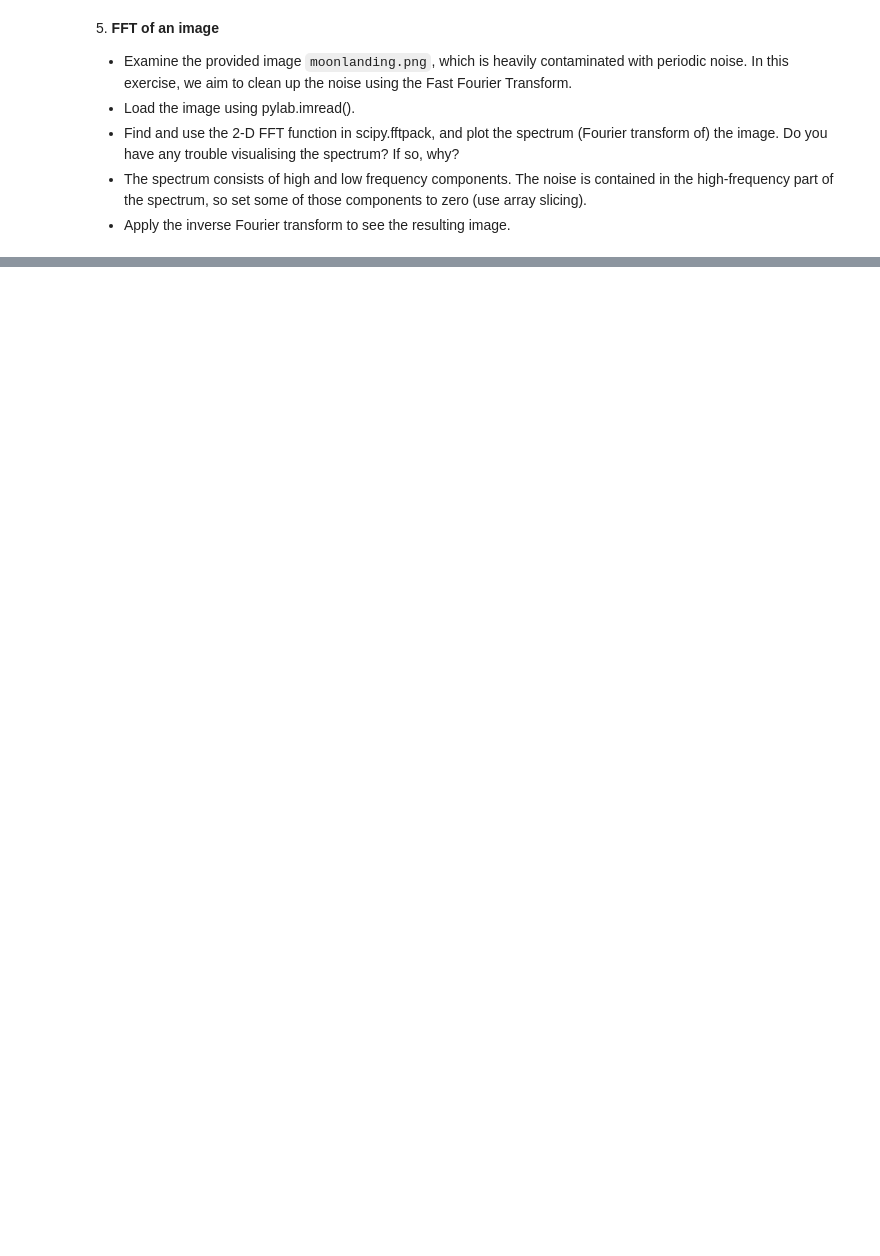
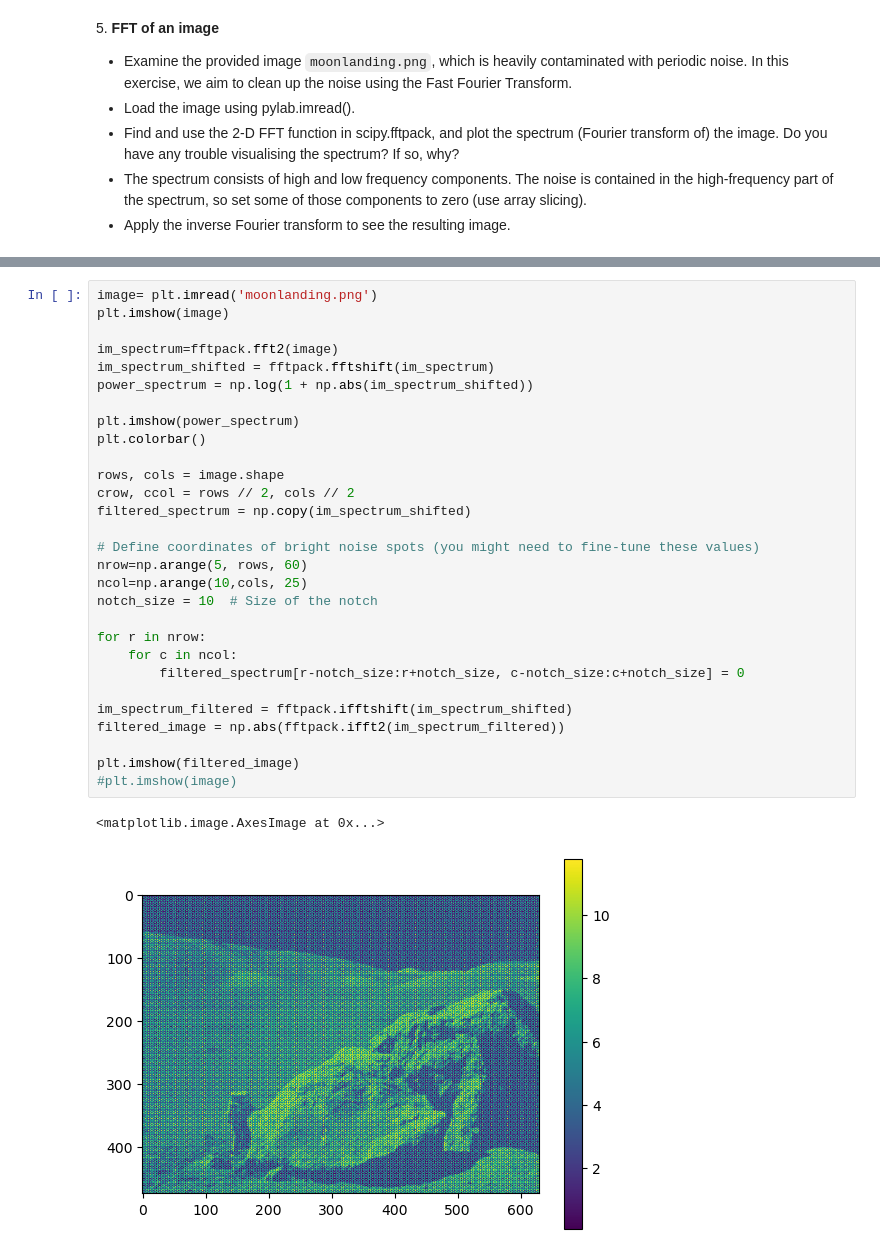
Before and after one commit to angelabortolato/LaboratoryOfComputationalPhysics_A, a Jupyter notebook: 09ex_Algorithms.ipynb, the cells around one changed output, grey strips where cells are left out. Cells and saved outputs as stored; diff of their text form; blank space fills up the shorter version.

Commit message:
noise fft

```diff
--- a/09ex_Algorithms.ipynb
+++ b/09ex_Algorithms.ipynb
@@ -201,0 +275,32 @@ Performe a periodicity analysis on the lynxs-hares population
+# %%
+image= plt.imread('moonlanding.png')
+plt.imshow(image)
+
+im_spectrum=fftpack.fft2(image)
+im_spectrum_shifted = fftpack.fftshift(im_spectrum)
+power_spectrum = np.log(1 + np.abs(im_spectrum_shifted))
+
+plt.imshow(power_spectrum)
+plt.colorbar()
+
+rows, cols = image.shape
+crow, ccol = rows // 2, cols // 2
+filtered_spectrum = np.copy(im_spectrum_shifted)
+
+# Define coordinates of bright noise spots (you might need to fine-tune these values)
+nrow=np.arange(5, rows, 60)
+ncol=np.arange(10,cols, 25)
+notch_size = 10  # Size of the notch
+
+for r in nrow:
+    for c in ncol:
+        filtered_spectrum[r-notch_size:r+notch_size, c-notch_size:c+notch_size] = 0
+
+im_spectrum_filtered = fftpack.ifftshift(im_spectrum_shifted)
+filtered_image = np.abs(fftpack.ifft2(im_spectrum_filtered))
+
+plt.imshow(filtered_image)
+#plt.imshow(image)
+# %% [output]
+<matplotlib.image.AxesImage at 0x...>
+[figure, added]
```
Also changed, not shown: parts of 3 cells of this notebook, 3 other files.
